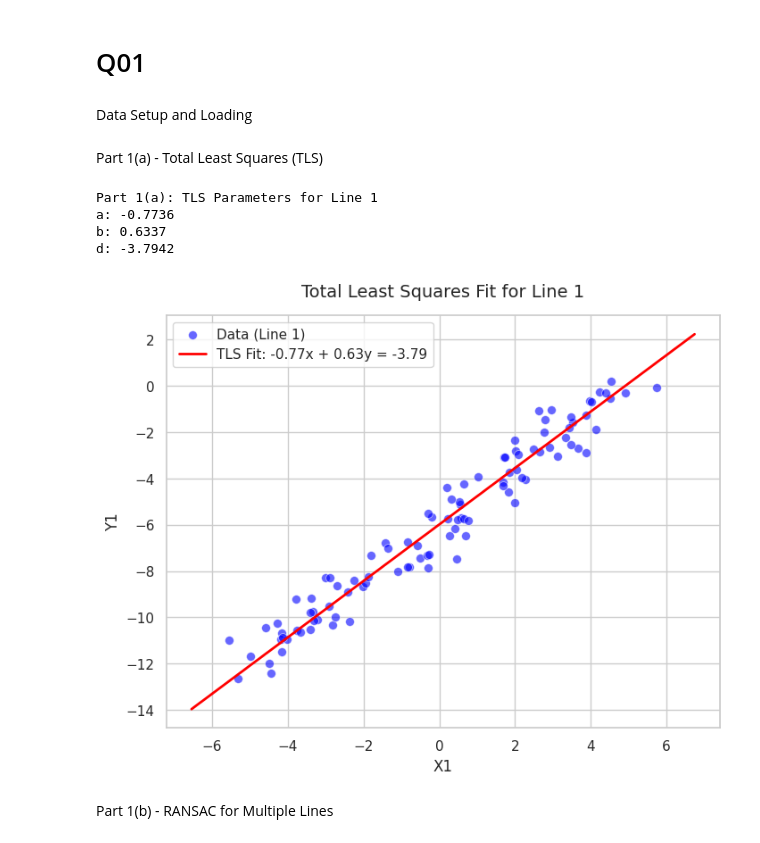
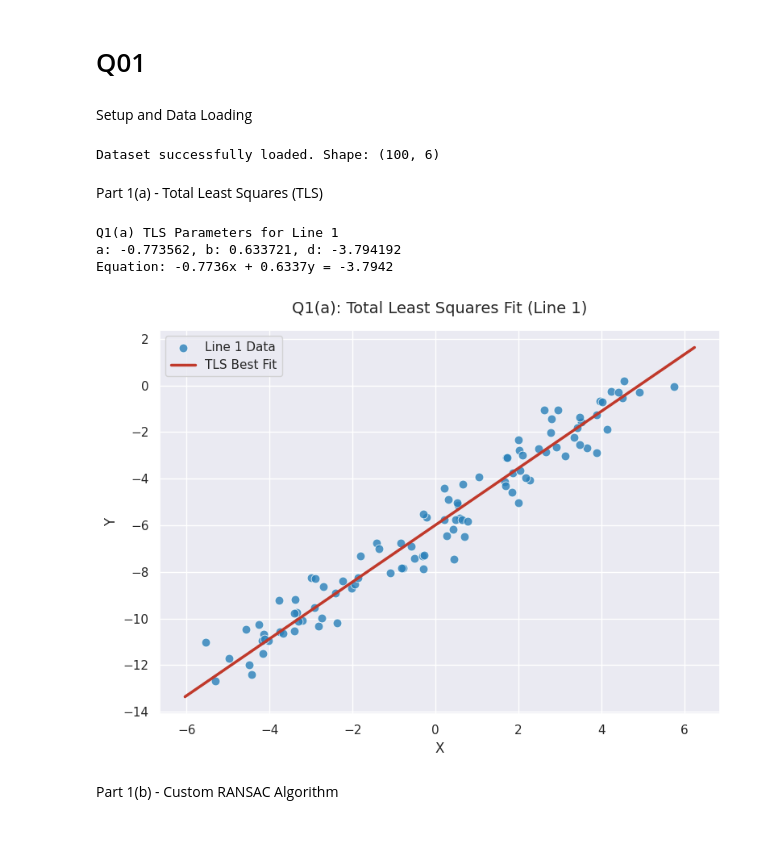
Before and after one commit to Hansaka2001/Assignment-2---Fitting-and-Alignment, a Jupyter notebook: notebooks/Assignment_2_Q01.ipynb, the cells around one changed output. Saved outputs shown, nothing was run; the diff lists cells and outputs as text; code cells hidden in the pictures.

```diff
--- a/notebooks/Assignment_2_Q01.ipynb
+++ b/notebooks/Assignment_2_Q01.ipynb
@@ -1,64 +1,71 @@
 # %% [markdown]
 # Q01
 # %% [markdown]
-Data Setup and Loading
+Setup and Data Loading
 # %%
 import numpy as np
 import matplotlib.pyplot as plt
 import seaborn as sns
 
-sns.set_theme(style="whitegrid", palette="muted")
+sns.set_theme(style="darkgrid", palette="deep")
 
-D = np.genfromtxt("/content/lines.csv", delimiter=",", skip_header=1)
-X_cols = D[:, :3]
-Y_cols = D[:, 3:]
+data = np.genfromtxt('/content/lines.csv', delimiter=',', skip_header=1)
 
-X_all = X_cols.flatten()
-Y_all = Y_cols.flatten()
+X_cols = data[:, :3]
+Y_cols = data[:, 3:]
+
+x_all = X_cols.flatten()
+y_all = Y_cols.flatten()
+
+print(f"Dataset successfully loaded. Shape: {data.shape}")
+# %% [output]
+Dataset successfully loaded. Shape: (100, 6)
 # %% [markdown]
 Part 1(a) - Total Least Squares (TLS)
 # %%
-X1 = X_cols[:, 0]
-Y1 = Y_cols[:, 0]
+def compute_tls(x, y):
+    mean_x, mean_y = np.mean(x), np.mean(y)
 
-x_bar = np.mean(X1)
-y_bar = np.mean(Y1)
+    U = np.vstack((x - mean_x, y - mean_y)).T
 
-U = np.column_stack((X1 - x_bar, Y1 - y_bar))
+    covariance_matrix = U.T @ U
+    eigenvalues, eigenvectors = np.linalg.eig(covariance_matrix)
 
-UT_U = np.dot(U.T, U)
+    min_eigen_idx = np.argmin(eigenvalues)
+    a, b = eigenvectors[:, min_eigen_idx]
 
-eigenvalues, eigenvectors = np.linalg.eig(UT_U)
+    d = a * mean_x + b * mean_y
 
-min_eig_idx = np.argmin(eigenvalues)
-a, b = eigenvectors[:, min_eig_idx]
+    return a, b, d
 
-d = a * x_bar + b * y_bar
+x1 = X_cols[:, 0]
+y1 = Y_cols[:, 0]
 
-print("Part 1(a): TLS Parameters for Line 1")
-print(f"a: {a:.4f}")
-print(f"b: {b:.4f}")
-print(f"d: {d:.4f}")
+a1, b1, d1 = compute_tls(x1, y1)
+
+print("Q1(a) TLS Parameters for Line 1")
+print(f"a: {a1:.6f}, b: {b1:.6f}, d: {d1:.6f}")
+print(f"Equation: {a1:.4f}x + {b1:.4f}y = {d1:.4f}")
 
 plt.figure(figsize=(8, 6))
+sns.scatterplot(x=x1, y=y1, color='#2980b9', s=60, label='Line 1 Data', alpha=0.8)
 
-sns.scatterplot(x=X1, y=Y1, label="Data (Line 1)", color='blue', alpha=0.6, s=50)
+x_line = np.linspace(x1.min() - 0.5, x1.max() + 0.5, 100)
+y_line = (d1 - a1 * x_line) / b1
 
-x_vals = np.array([np.min(X1) - 1, np.max(X1) + 1])
-y_vals = (d - a * x_vals) / b
+sns.lineplot(x=x_line, y=y_line, color='#c0392b', linewidth=2.5, label='TLS Best Fit')
 
-sns.lineplot(x=x_vals, y=y_vals, color='red', label=f"TLS Fit: {a:.2f}x + {b:.2f}y = {d:.2f}", linewidth=2)
-
-plt.title("Total Least Squares Fit for Line 1", fontsize=14, pad=15)
-plt.xlabel("X1", fontsize=12)
-plt.ylabel("Y1", fontsize=12)
+plt.title("Q1(a): Total Least Squares Fit (Line 1)", fontsize=14, pad=15)
+plt.xlabel("X")
+plt.ylabel("Y")
 plt.legend()
+plt.tight_layout()
+plt.savefig('q1a_unique_fit.png', dpi=300)
 plt.show()
 # %% [output]
-Part 1(a): TLS Parameters for Line 1
-a: -0.7736
-b: 0.6337
-d: -3.7942
+Q1(a) TLS Parameters for Line 1
+a: -0.773562, b: 0.633721, d: -3.794192
+Equation: -0.7736x + 0.6337y = -3.7942
-[figure, old version]
+[figure, new version]
 # %% [markdown]
-Part 1(b) - RANSAC for Multiple Lines
+Part 1(b) - Custom RANSAC Algorithm
```
Also changed, not shown: parts of 6 cells of this notebook, 6 other files.
